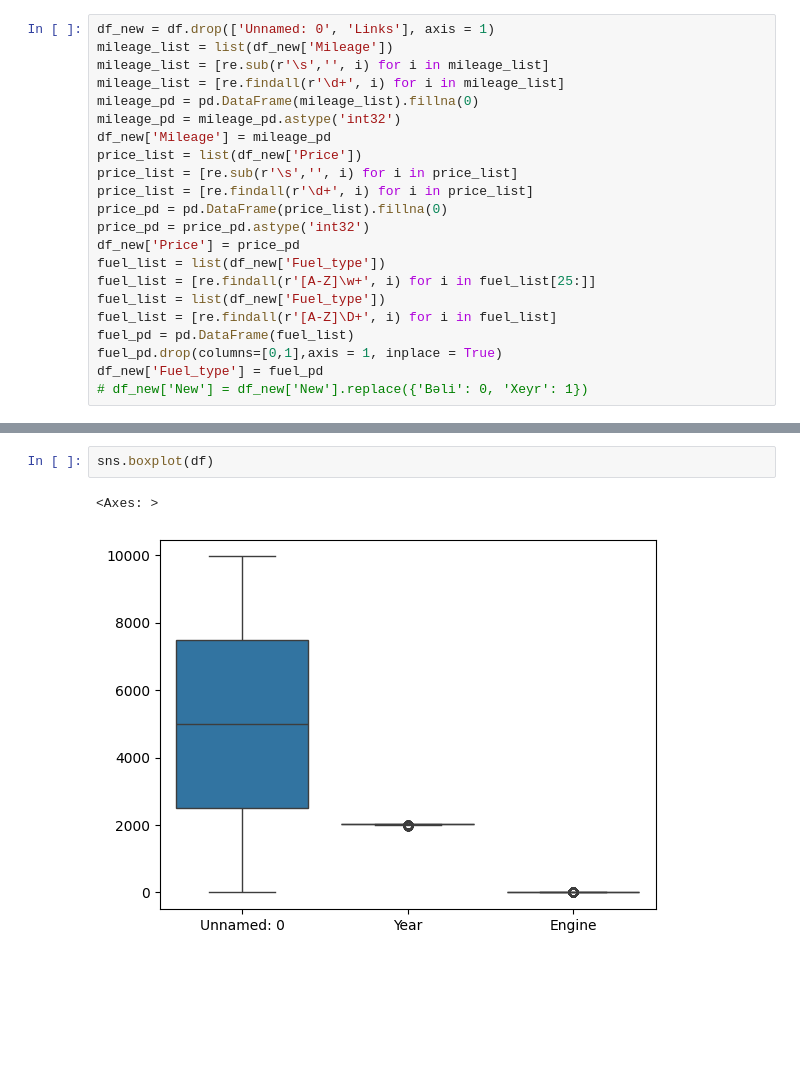
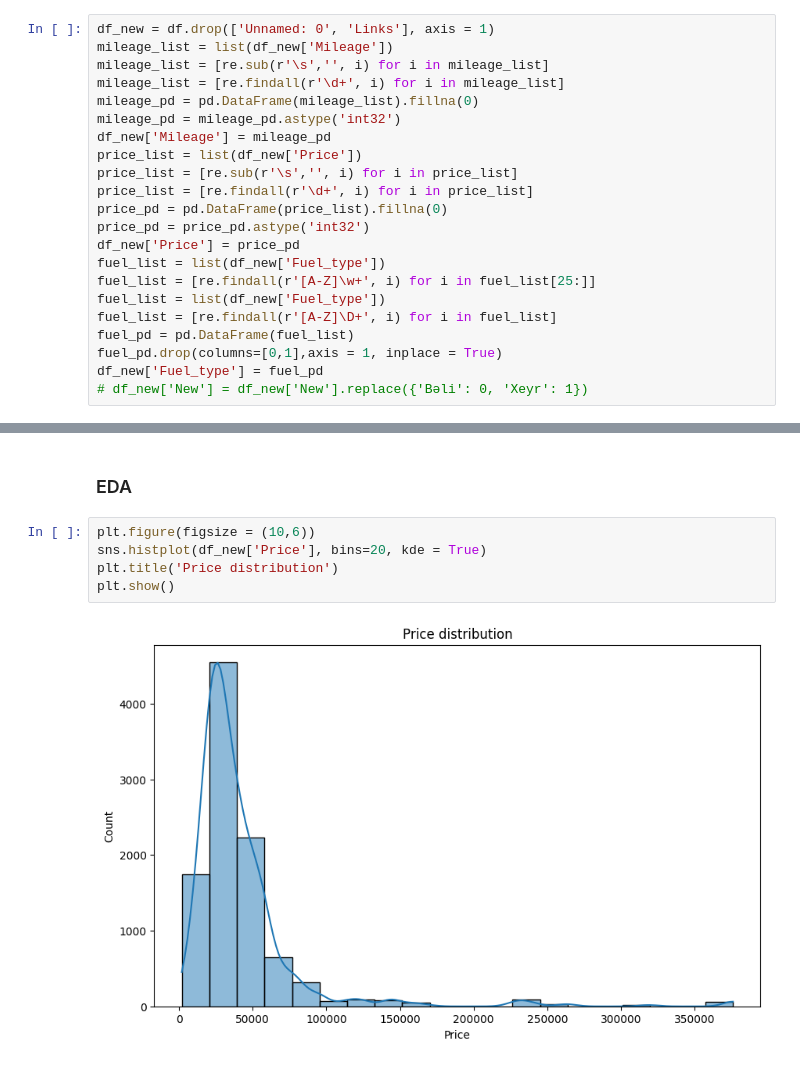
Before and after one commit to MehtiyevaNarmina/car_prediction, a Jupyter notebook: Main.ipynb, the cells around one changed output, grey strips where cells are left out. Saved outputs shown, nothing was run; the diff lists cells and outputs as text; blank space fills up the shorter version.

```diff
--- a/Main.ipynb
+++ b/Main.ipynb
@@ -65,5 +83,9 @@ df_new
-# %%
-sns.boxplot(df)
-# %% [output]
-<Axes: >
-[figure, removed]
+# %% [markdown]
+### EDA
+# %%
+plt.figure(figsize = (10,6))
+sns.histplot(df_new['Price'], bins=20, kde = True)
+plt.title('Price distribution')
+plt.show()
+# %% [output]
+[figure, added]
```
Also changed, not shown: parts of 22 cells of this notebook, 1 other file.
